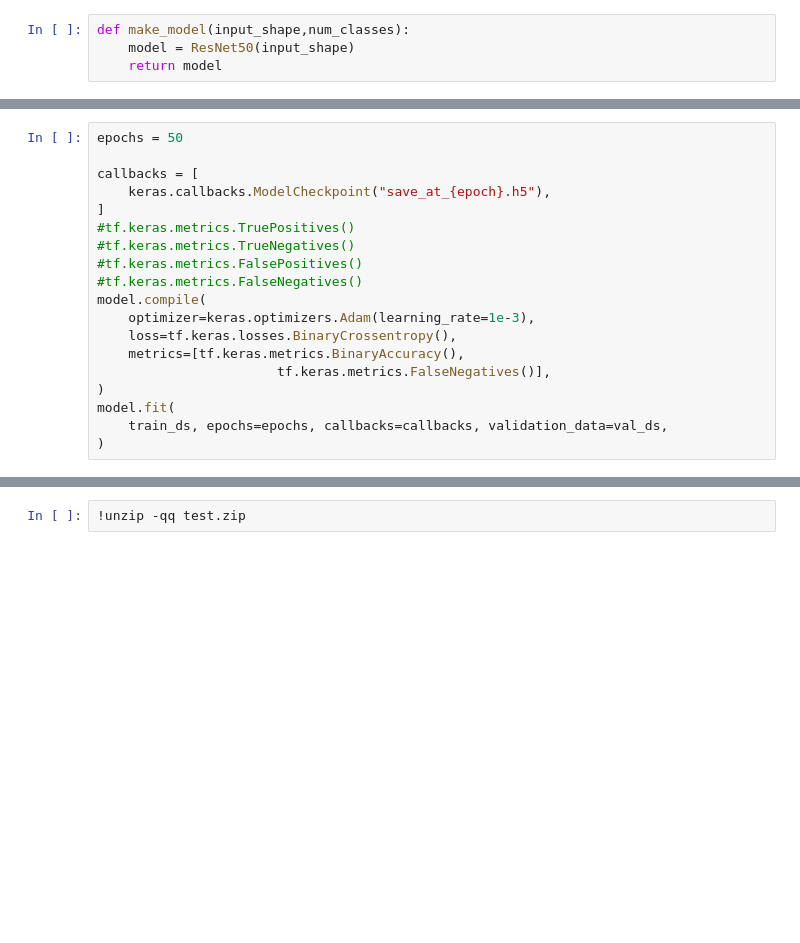
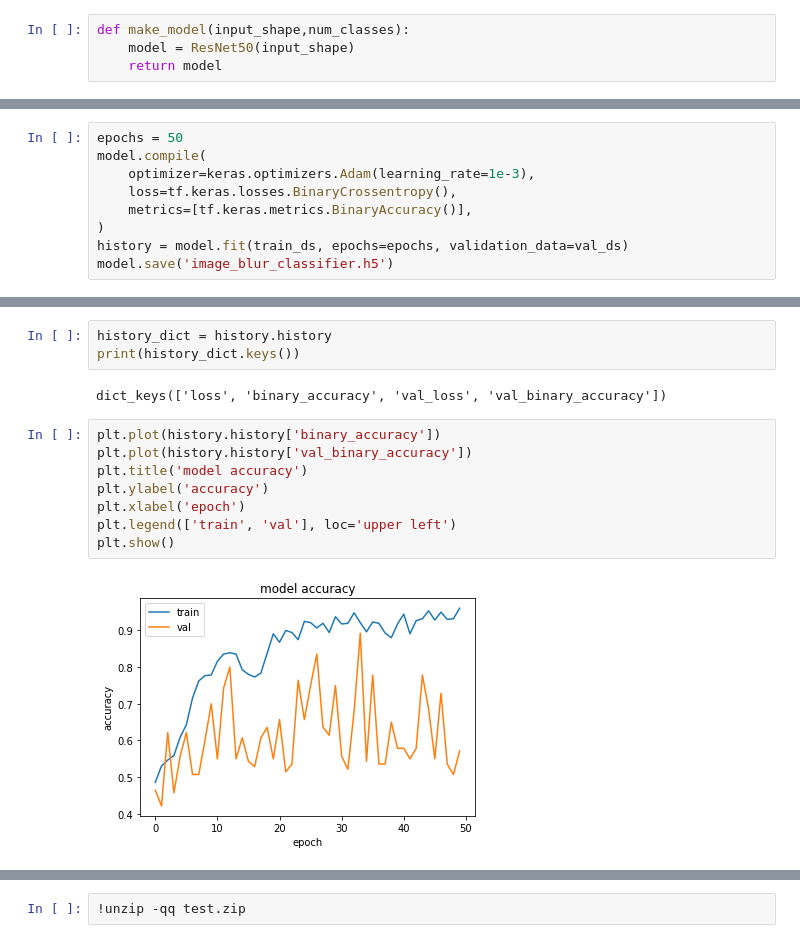
Before and after one commit to MasoudMoeini/blur-image-classification, a Jupyter notebook: resnet_blur_classification.ipynb, the cells around one changed output, grey strips where cells are left out. Saved outputs shown, nothing was run; the diff lists cells and outputs as text; blank space fills up the shorter version.

```diff
--- a/resnet_blur_classification.ipynb
+++ b/resnet_blur_classification.ipynb
@@ -209,21 +209,11 @@ keras.utils.plot_model(model, show_shapes=True)
 # %%
 epochs = 50
-
-callbacks = [
-    keras.callbacks.ModelCheckpoint("save_at_{epoch}.h5"),
-]
-#tf.keras.metrics.TruePositives()
-#tf.keras.metrics.TrueNegatives()
-#tf.keras.metrics.FalsePositives()
-#tf.keras.metrics.FalseNegatives()
 model.compile(
     optimizer=keras.optimizers.Adam(learning_rate=1e-3),
     loss=tf.keras.losses.BinaryCrossentropy(),
-    metrics=[tf.keras.metrics.BinaryAccuracy(),
-                       tf.keras.metrics.FalseNegatives()],
+    metrics=[tf.keras.metrics.BinaryAccuracy()],
 )
-model.fit(
-    train_ds, epochs=epochs, callbacks=callbacks, validation_data=val_ds,
-)
+history = model.fit(train_ds, epochs=epochs, validation_data=val_ds)
+model.save('image_blur_classifier.h5')
 # %% [output]
 Epoch 1/50
@@ -246,0 +236,15 @@ Epoch 50/50
+# %%
+history_dict = history.history
+print(history_dict.keys())
+# %% [output]
+dict_keys(['loss', 'binary_accuracy', 'val_loss', 'val_binary_accuracy'])
+# %%
+plt.plot(history.history['binary_accuracy'])
+plt.plot(history.history['val_binary_accuracy'])
+plt.title('model accuracy')
+plt.ylabel('accuracy')
+plt.xlabel('epoch')
+plt.legend(['train', 'val'], loc='upper left')
+plt.show()
+# %% [output]
+[figure, added]
```
Also changed, not shown: parts of 4 cells of this notebook.
